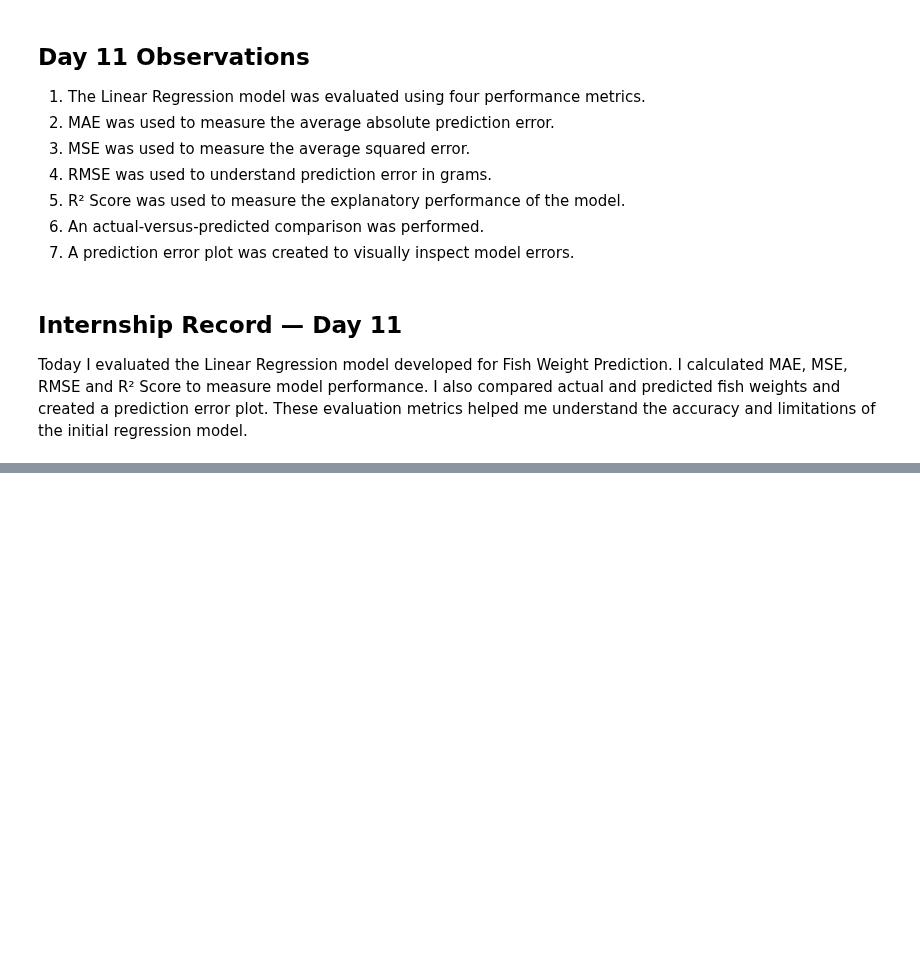
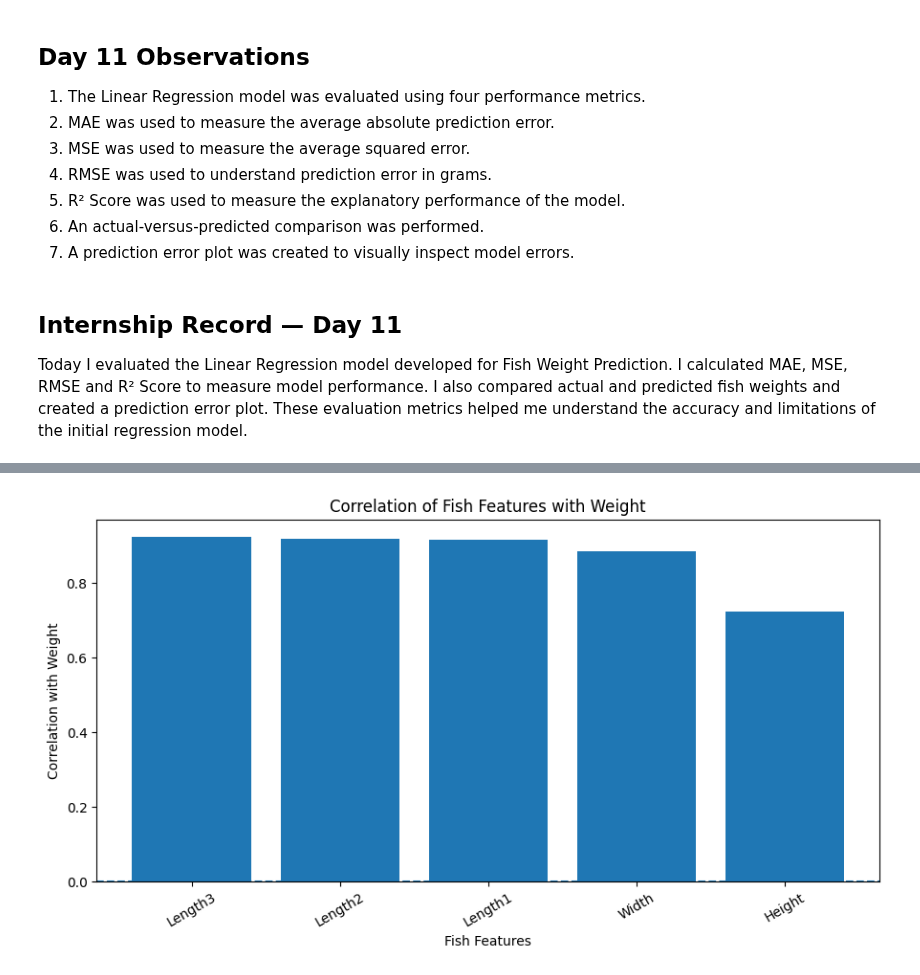
Before and after one commit to abhipsa29-cloud/Fish-Weight-Prediction, a Jupyter notebook: Fish_Weight_Prediction.ipynb, the cells around one changed output, grey strips where cells are left out. Drawn from its saved outputs; the diff is of its cells as text; code cells hidden in the pictures; blank space fills up the shorter version.

Commit message:
Day 12: Analyzed feature correlations and model importance

```diff
--- a/Fish_Weight_Prediction.ipynb
+++ b/Fish_Weight_Prediction.ipynb
@@ -2044,0 +2115,19 @@ Today I evaluated the Linear Regression model developed for Fish Weight Predicti
+# %%
+correlations = df[features + ["Weight"]].corr()["Weight"].drop("Weight")
+
+correlation_table = pd.DataFrame({
+    "Feature": correlations.index,
+    "Correlation with Weight": correlations.values
+})
+
+correlation_table["Absolute Correlation"] = (
+    correlation_table["Correlation with Weight"].abs()
+)
+
+correlation_table = correlation_table.sort_values(
+    by="Absolute Correlation",
+    ascending=False
+)
+
+print("Feature Correlation Analysis:")
+print(correlation_table.to_string(index=False))
@@ -2044,0 +2154,19 @@ Today I evaluated the Linear Regression model developed for Fish Weight Predicti
+# %%
+plt.figure(figsize=(9, 5))
+
+plt.bar(
+    correlation_table["Feature"],
+    correlation_table["Correlation with Weight"]
+)
+
+plt.axhline(y=0, linestyle="--")
+
+plt.xlabel("Fish Features")
+plt.ylabel("Correlation with Weight")
+plt.title("Correlation of Fish Features with Weight")
+
+plt.xticks(rotation=30)
+plt.tight_layout()
+plt.show()
+# %% [output]
+[figure, added]
```
Also changed, not shown: parts of 22 cells of this notebook.
